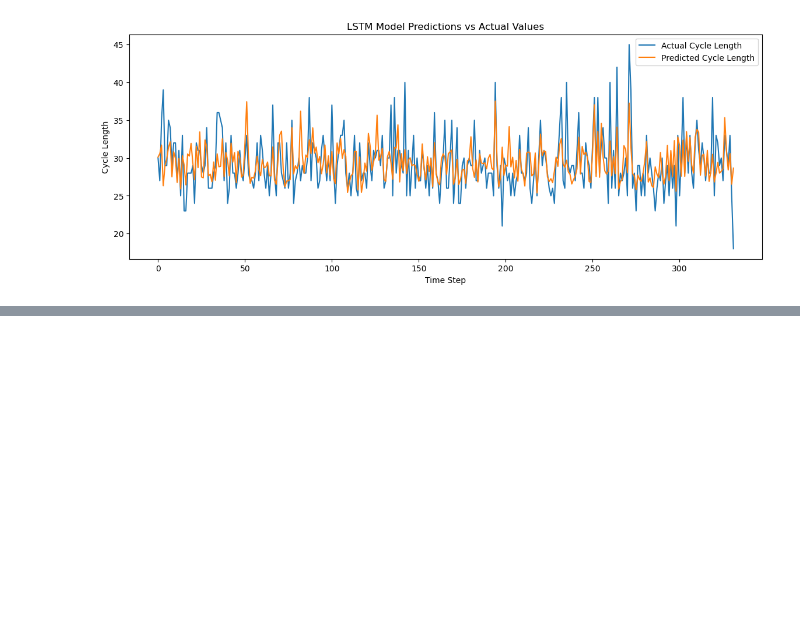
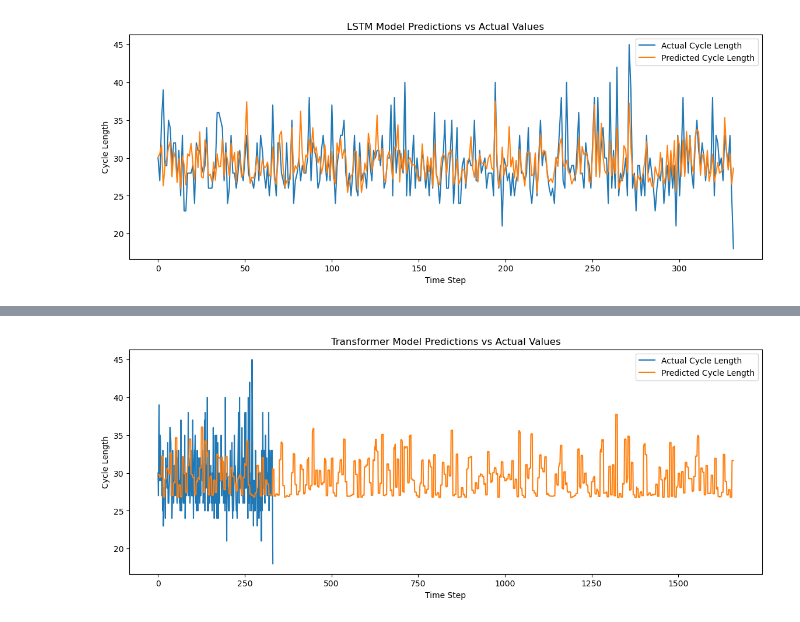
Before and after one commit to KobbyNortey/AIFinalAssignment, a Jupyter notebook: predictor.ipynb, the cells around one changed output, grey strips where cells are left out. Drawn from its saved outputs; the diff is of its cells as text; code cells hidden in the pictures; blank space fills up the shorter version.

Commit message:
Transformer added

```diff
--- a/predictor.ipynb
+++ b/predictor.ipynb
@@ -407,0 +469,3 @@ plt.show()
+# %%
+# Train the model
+history = model.fit(X_train, y_train, epochs=50, batch_size=32, validation_split=0.2)
@@ -407,0 +497,3 @@ plt.show()
+# %%
+# Make predictions
+y_pred = model.predict(X_test)
@@ -407,0 +502,22 @@ plt.show()
+# %%
+# Reshape y_pred to be 2-dimensional
+y_pred_reshaped = y_pred.reshape(-1, 1)
+y_test_reshaped = y_test.reshape(-1, 1)
+# %%
+# Rescale the predictions and actual values back to original scale
+y_pred_rescaled = target_scaler.inverse_transform(y_pred_reshaped)
+y_test_rescaled = target_scaler.inverse_transform(y_test_reshaped)
+# %%
+# Visualization
+import matplotlib.pyplot as plt
+
+plt.figure(figsize=(14, 5))
+plt.plot(y_test_rescaled, label='Actual Cycle Length')
+plt.plot(y_pred_rescaled, label='Predicted Cycle Length')
+plt.title('Transformer Model Predictions vs Actual Values')
+plt.xlabel('Time Step')
+plt.ylabel('Cycle Length')
+plt.legend()
+plt.show()
+# %% [output]
+[figure, added]
```
Also changed, not shown: parts of 7 cells of this notebook, 1 other file.
